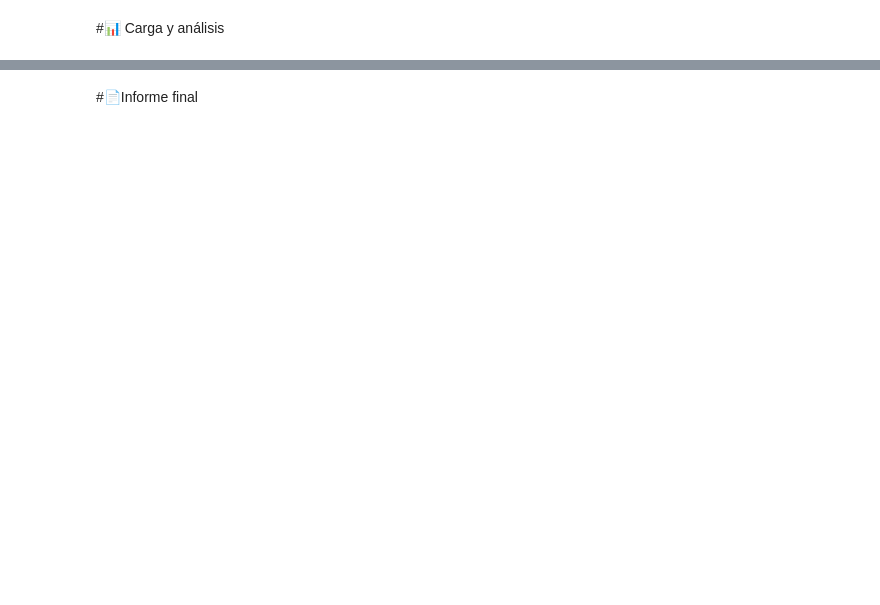
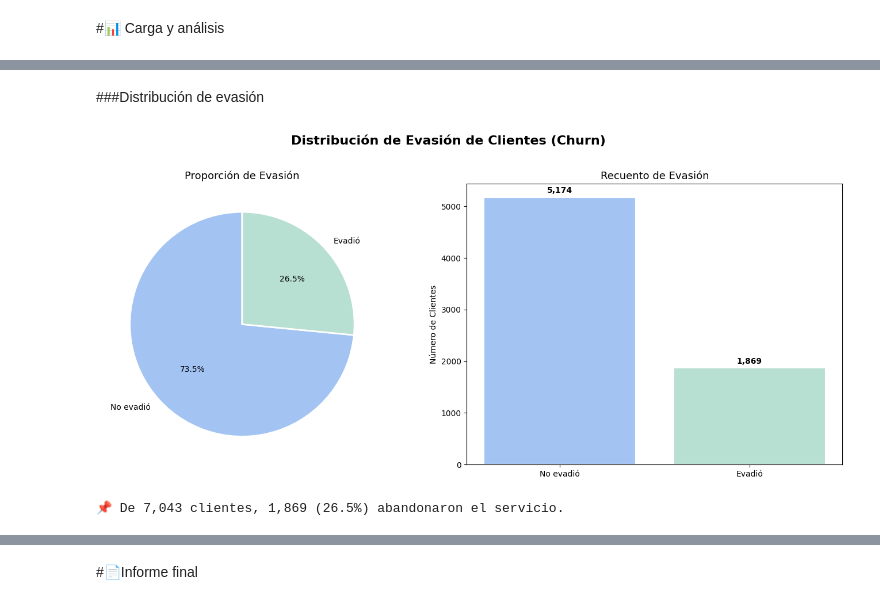
Before and after one commit to daNizaparedesdenis-arch/ChallengeTelecomXprimeraparte, a Jupyter notebook: telecomx_latam.ipynb, the cells around one changed output, grey strips where cells are left out. Saved outputs shown, nothing was run; the diff lists cells and outputs as text; code cells hidden in the pictures; blank space fills up the shorter version.

```diff
--- a/telecomx_latam.ipynb
+++ b/telecomx_latam.ipynb
@@ -156,0 +206,8 @@ memory usage: 624.6+ KB
+# %%
+df['Cuentas_Diarias'] = (df['account.Charges.Monthly'] / 30).round(2)
+
+print("✅ Columna 'Cuentas_Diarias' creada exitosamente.")
+print("\n📊 Estadísticas de la nueva columna:")
+print(df['Cuentas_Diarias'].describe().round(2))
+print("\n📋 Muestra de valores:")
+print(df[['account.Charges.Monthly', 'Cuentas_Diarias']].head(10))
@@ -158,0 +324,38 @@ memory usage: 624.6+ KB
+# %% [markdown]
+###Distribución de evasión
+# %%
+fig, axes = plt.subplots(1, 2, figsize=(14, 6))
+fig.suptitle('Distribución de Evasión de Clientes (Churn)', fontsize=16, fontweight='bold', y=1.02)
+
+
+colores = ['#A3C4F3', '#B8E0D2']
+conteo = df_limpio['Evasion'].value_counts().reindex(['No', 'Yes'])
+axes[0].pie(
+    conteo,
+    labels=['No evadió', 'Evadió'],
+    autopct='%1.1f%%',
+    colors=colores,
+    startangle=90,
+    wedgeprops={'edgecolor': 'white', 'linewidth': 2}
+)
+axes[0].set_title('Proporción de Evasión', fontsize=13)
+
+bars = axes[1].bar(
+    ['No evadió', 'Evadió'],
+    conteo.values,
+    color=colores,
+    edgecolor='white',
+    linewidth=1.5
+)
+axes[1].set_title('Recuento de Evasión', fontsize=13)
+axes[1].set_ylabel('Número de Clientes')
+for bar, val in zip(bars, conteo.values):
+    axes[1].text(bar.get_x() + bar.get_width()/2, bar.get_height() + 50,
+                 f'{val:,}', ha='center', va='bottom', fontweight='bold')
+
+plt.tight_layout()
+plt.show()
+print(f"\n📌 De {conteo.sum():,} clientes, {conteo['Yes']:,} ({conteo['Yes']/conteo.sum()*100:.1f}%) abandonaron el servicio.")
+# %% [output]
+[figure, added]
+📌 De 7,043 clientes, 1,869 (26.5%) abandonaron el servicio.
```
Also changed, not shown: parts of 51 cells of this notebook.
